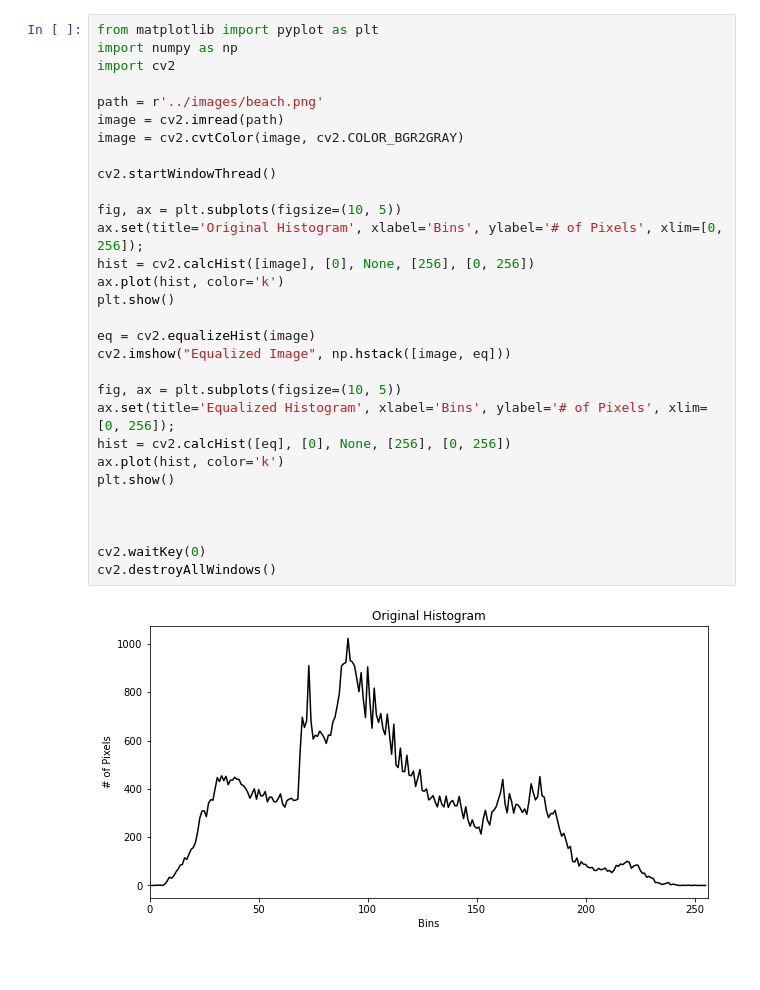
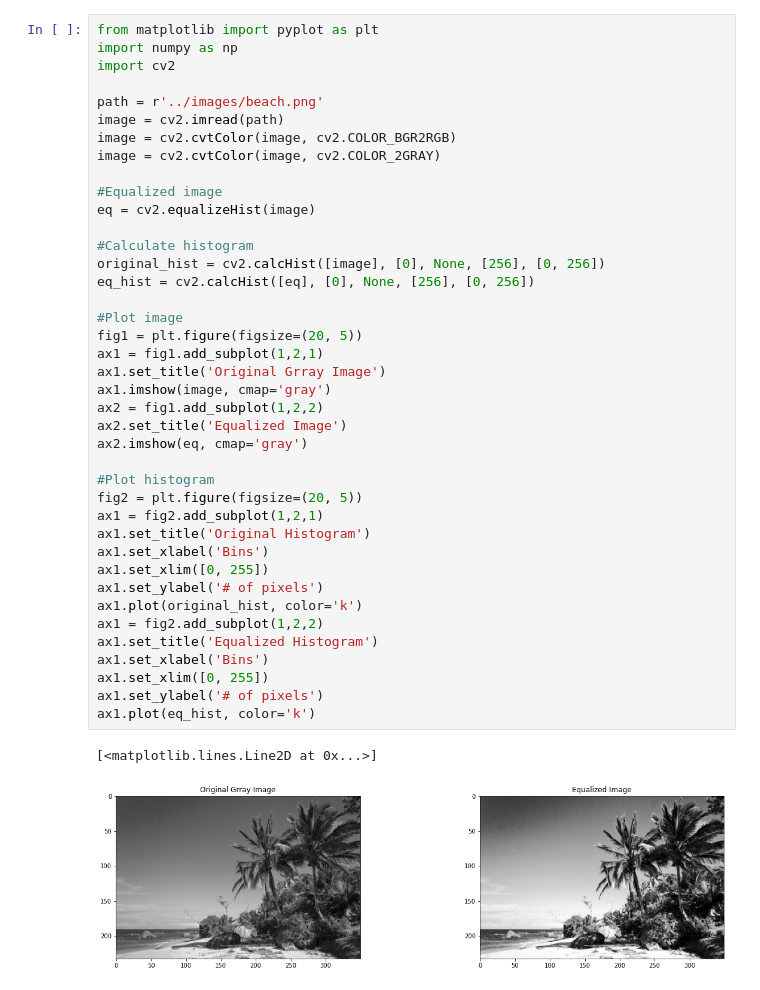
Before and after one commit to xipponk/comvisioncpf, a Jupyter notebook: JupyterNotebooks/Equalize_Histogram.ipynb, the cells around one changed output. Cells and saved outputs as stored; diff of their text form; blank space fills up the shorter version.

```diff
--- a/JupyterNotebooks/Equalize_Histogram.ipynb
+++ b/JupyterNotebooks/Equalize_Histogram.ipynb
@@ -1,32 +1,43 @@
 # %%
 from matplotlib import pyplot as plt
 import numpy as np
 import cv2
 
 path = r'../images/beach.png'
 image = cv2.imread(path)
-image = cv2.cvtColor(image, cv2.COLOR_BGR2GRAY)
+image = cv2.cvtColor(image, cv2.COLOR_BGR2RGB)
+image = cv2.cvtColor(image, cv2.COLOR_2GRAY)
 
-cv2.startWindowThread()
+#Equalized image
+eq = cv2.equalizeHist(image)
 
-fig, ax = plt.subplots(figsize=(10, 5))
-ax.set(title='Original Histogram', xlabel='Bins', ylabel='# of Pixels', xlim=[0, 256]);
-hist = cv2.calcHist([image], [0], None, [256], [0, 256])
-ax.plot(hist, color='k')
-plt.show()
+#Calculate histogram
+original_hist = cv2.calcHist([image], [0], None, [256], [0, 256])
+eq_hist = cv2.calcHist([eq], [0], None, [256], [0, 256])
 
-eq = cv2.equalizeHist(image)
-cv2.imshow("Equalized Image", np.hstack([image, eq]))
+#Plot image
+fig1 = plt.figure(figsize=(20, 5))
+ax1 = fig1.add_subplot(1,2,1)
+ax1.set_title('Original Grray Image')
+ax1.imshow(image, cmap='gray')
+ax2 = fig1.add_subplot(1,2,2)
+ax2.set_title('Equalized Image')
+ax2.imshow(eq, cmap='gray')
 
-fig, ax = plt.subplots(figsize=(10, 5))
-ax.set(title='Equalized Histogram', xlabel='Bins', ylabel='# of Pixels', xlim=[0, 256]);
-hist = cv2.calcHist([eq], [0], None, [256], [0, 256])
-ax.plot(hist, color='k')
-plt.show()
-
-
-
-cv2.waitKey(0)
-cv2.destroyAllWindows()
+#Plot histogram
+fig2 = plt.figure(figsize=(20, 5))
+ax1 = fig2.add_subplot(1,2,1)
+ax1.set_title('Original Histogram')
+ax1.set_xlabel('Bins')
+ax1.set_xlim([0, 255])
+ax1.set_ylabel('# of pixels')
+ax1.plot(original_hist, color='k')
+ax1 = fig2.add_subplot(1,2,2)
+ax1.set_title('Equalized Histogram')
+ax1.set_xlabel('Bins')
+ax1.set_xlim([0, 255])
+ax1.set_ylabel('# of pixels')
+ax1.plot(eq_hist, color='k')
 # %% [output]
+[<matplotlib.lines.Line2D at 0x...>]
-[figure, old version]
+[figure, new version]
```
Also changed, not shown: parts of 1 cell of this notebook, 1 other file.
